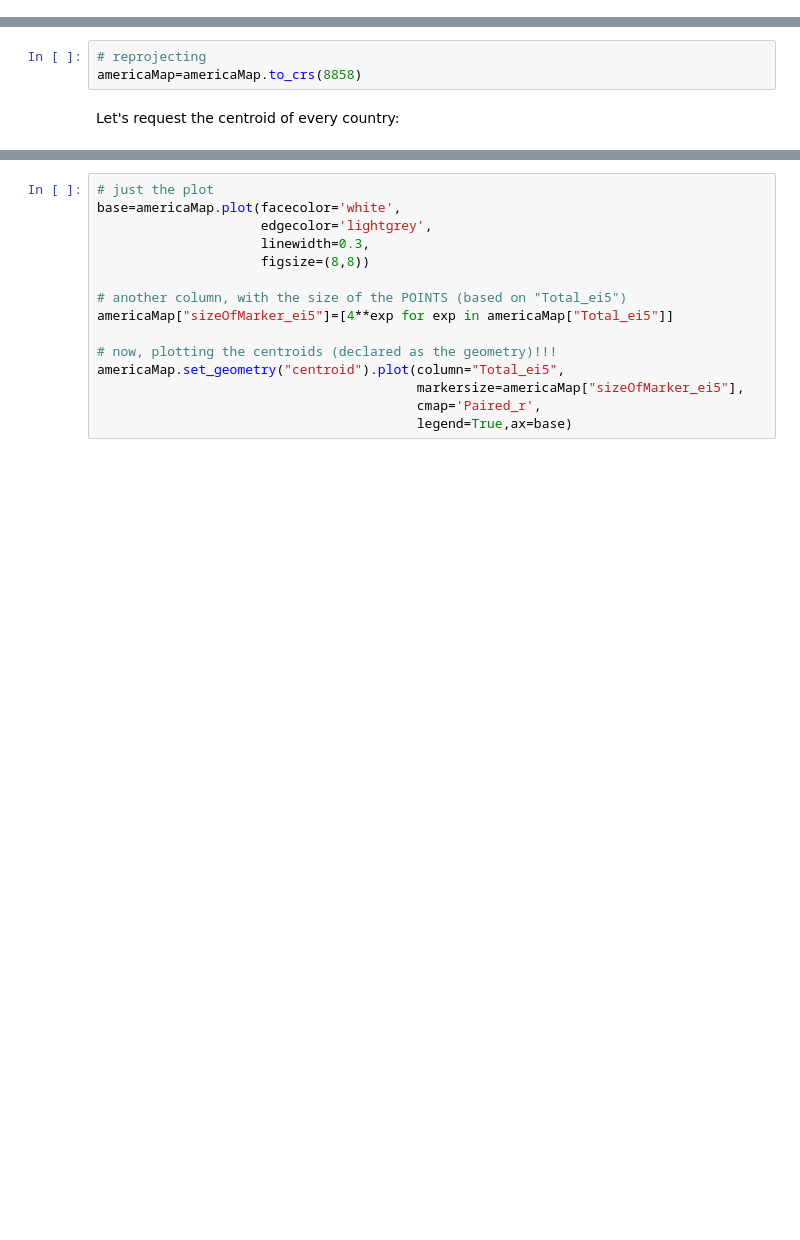
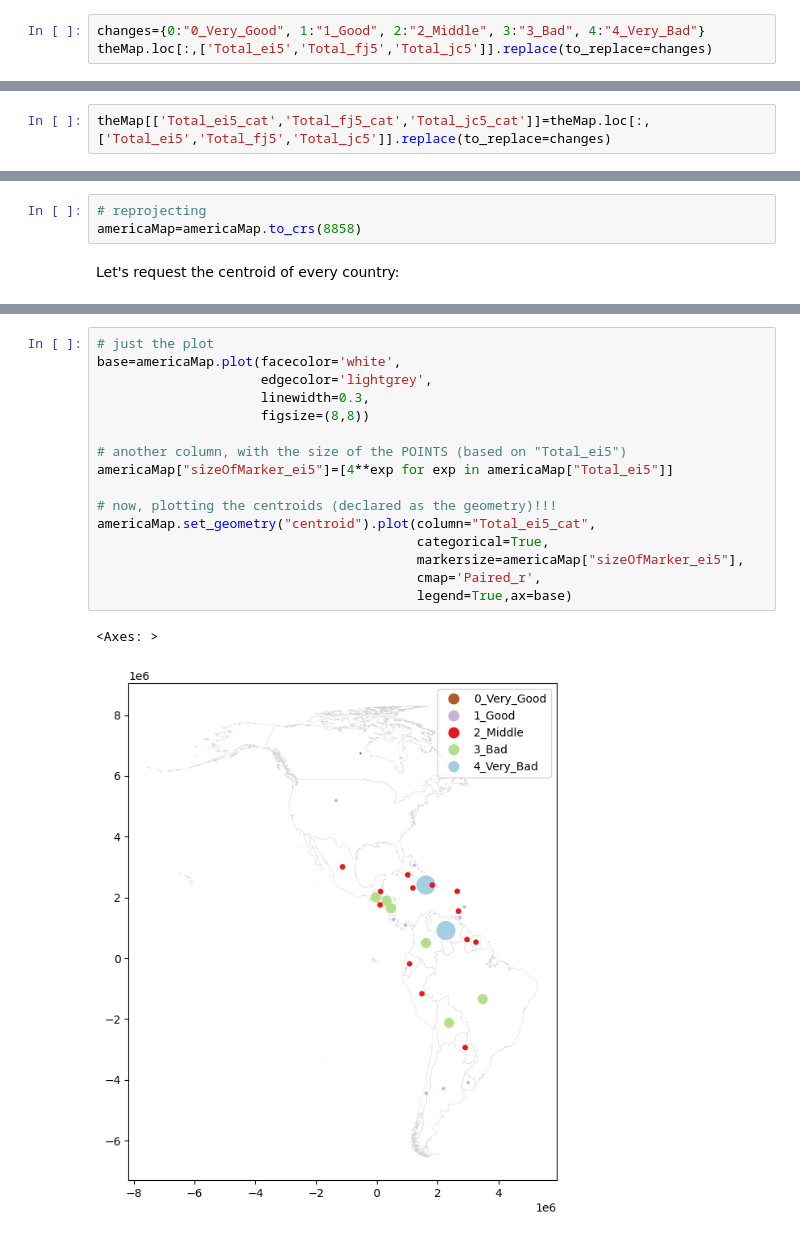
Before and after one commit to SocialAnalytics-StrategicIntelligence/codes, a Jupyter notebook: Merging and Choropleths.ipynb, the cells around one changed output, grey strips where cells are left out. Cells and saved outputs as stored; diff of their text form; blank space fills up the shorter version.

```diff
--- a/Merging and Choropleths.ipynb
+++ b/Merging and Choropleths.ipynb
@@ -852,0 +1851,3 @@ plt.show()
+# %%
+changes={0:"0_Very_Good", 1:"1_Good", 2:"2_Middle", 3:"3_Bad", 4:"4_Very_Bad"}
+theMap.loc[:,['Total_ei5','Total_fj5','Total_jc5']].replace(to_replace=changes)
@@ -853,3 +1868,5 @@ plt.show()
+# %%
+theMap[['Total_ei5_cat','Total_fj5_cat','Total_jc5_cat']]=theMap.loc[:,['Total_ei5','Total_fj5','Total_jc5']].replace(to_replace=changes)
 # %%
 # saving
 theMap.to_file(os.path.join("maps","worlMapData.gpkg"), layer='countries', driver="GPKG")
@@ -881,18 +1937,22 @@ americaMap.info()
 # %%
 # just the plot
 base=americaMap.plot(facecolor='white',
                      edgecolor='lightgrey',
                      linewidth=0.3,
                      figsize=(8,8))
 
 # another column, with the size of the POINTS (based on "Total_ei5")
 americaMap["sizeOfMarker_ei5"]=[4**exp for exp in americaMap["Total_ei5"]]
 
 # now, plotting the centroids (declared as the geometry)!!!
-americaMap.set_geometry("centroid").plot(column="Total_ei5",
+americaMap.set_geometry("centroid").plot(column="Total_ei5_cat",
+                                         categorical=True,
                                          markersize=americaMap["sizeOfMarker_ei5"],
                                          cmap='Paired_r',
                                          legend=True,ax=base)
+# %% [output]
+<Axes: >
+[figure, added]
 # %%
 # facetting
 f, axs = plt.subplots(nrows=2, ncols=3, figsize=(8, 8))
```
Also changed, not shown: parts of 114 cells of this notebook, 3 other files.
